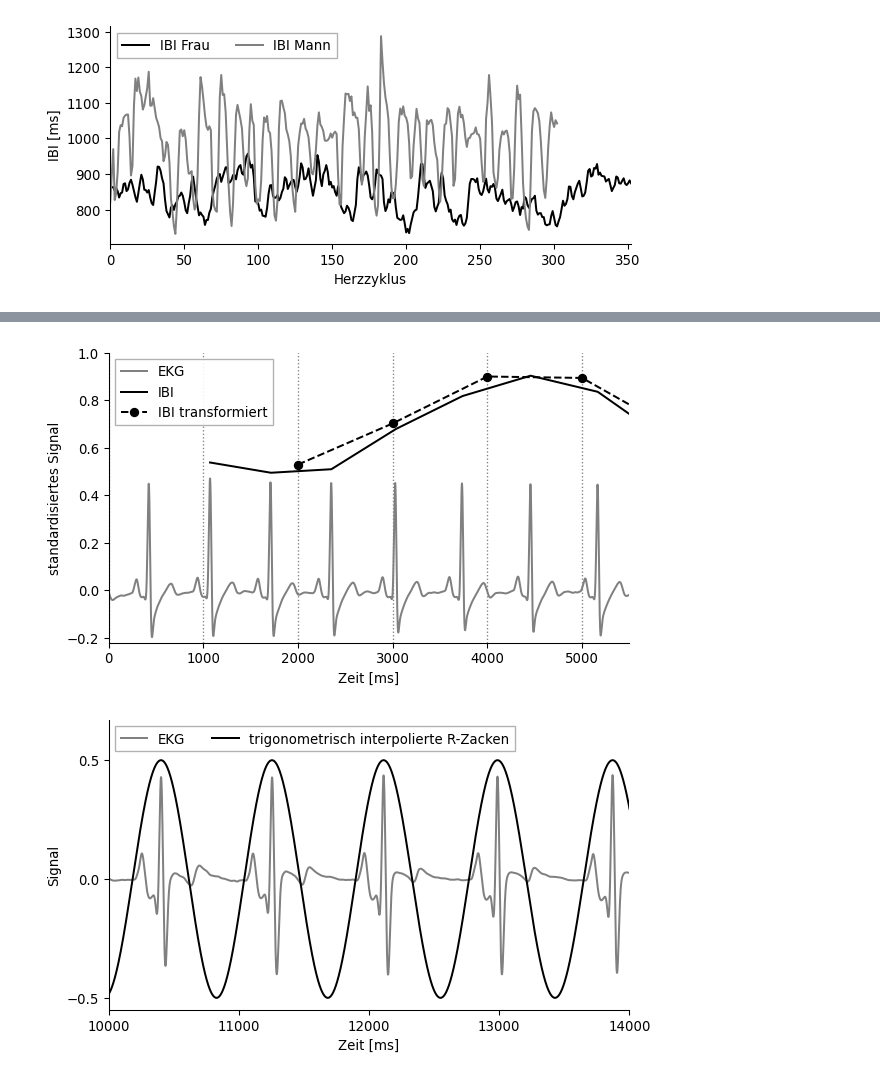
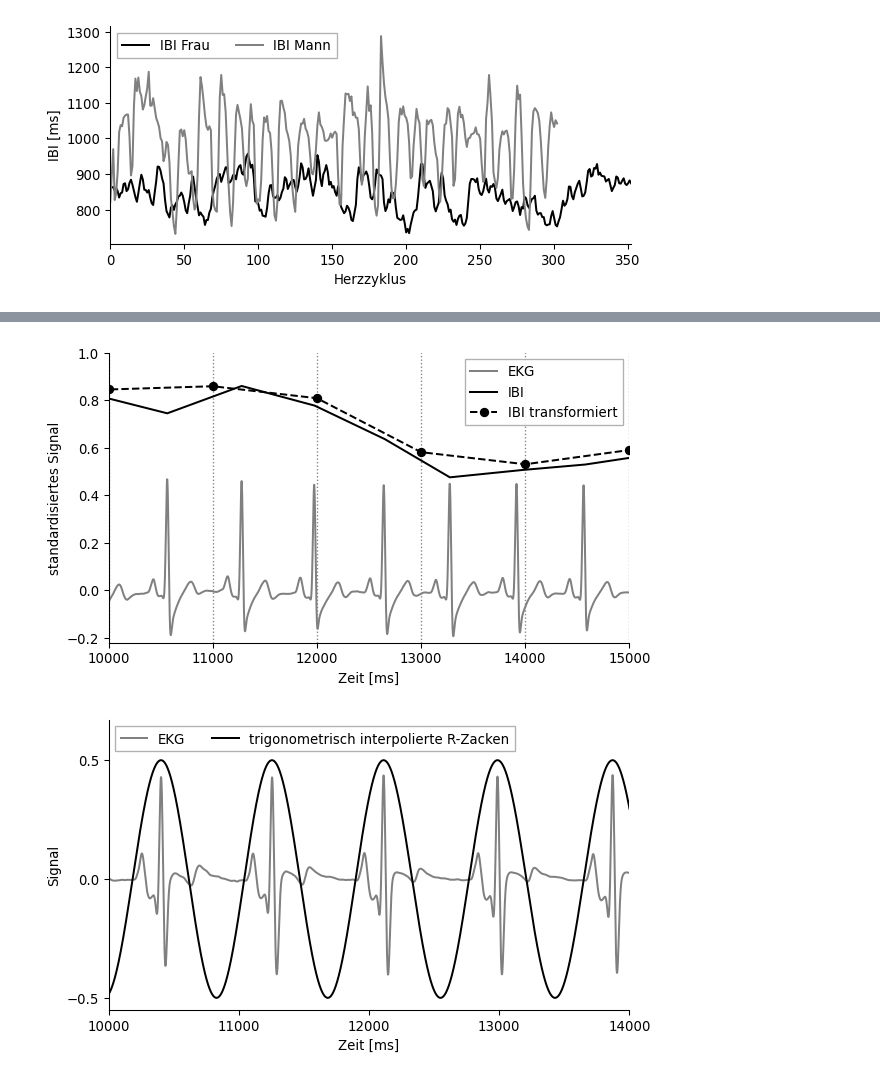
Before and after one commit to visserle/two-hearts, a Jupyter notebook: 04_more_plots.ipynb, the cells around one changed output, grey strips where cells are left out. Drawn from its saved outputs; the diff is of its cells as text; code cells hidden in the pictures.

```diff
--- a/04_more_plots.ipynb
+++ b/04_more_plots.ipynb
@@ -112,8 +112,9 @@ def get_ibi_timeseries(rpeaks, ibi, start, begin_at_0):
     return ibi_ts
 
 
-# Calculate the limits to plot IBIs within the time interval from xlim1 to xlim2
 def get_ibi_plot_limits(ibi, ibi_ts, xlim1, xlim2):
+    """Calculates the limits to plot IBIs within the time interval from xlim1 to xlim2
+    """
     lim1_time = np.argmax(ibi_ts[xlim1:xlim2] > 0)+xlim1
     lim2_time = xlim2-np.argmax(ibi_ts[xlim2:xlim1:-1] > 0)
 
@@ -152,17 +153,18 @@ def get_ibi_timeseries_interpolated_window(ibi_ts_ip):
     ibi_ts_ip_win = ibi_ts_ip_win.iloc[::sampling_rate]
     return ibi_ts_ip_win
 
-# Normalize data
 def get_normalized_df(df):
+    """Normalize data."""
     normalized_df = (df-df.min())/(df.max()-df.min())
     return normalized_df
 
-# Flatten nested list
+
 def flatten(xss):
+    """Flatten nested list."""
     return [x for xs in xss for x in xs]
 
-# Round to 10^2
 def round_to_E2(x):
+    """Round to 10^2."""
     return int(round(x / 100.0)) * 100
 # %%
 # Get data
@@ -506,42 +444,40 @@ plt.savefig("plots/ibi_distribution.png", dpi=512, bbox_inches='tight')
 # %%
 # Plot linear interpolated IBIs
+# Reminder: plots data with different number of datapoints for IBI and transformed IBI
 p = 4
-# Reminder: plot data with different number of datapoints for IBI and tranformed IBI
 fig = plt.figure(figsize=[7, 4], dpi=dpi)
 
-# plt.xlim(xlim1, xlim2)
-plt.xlim(0, 5500)
+plt.xlim(10000, 15000)
 plt.ylim(ymax=1, ymin=-0.22)
 plt.margins(x=0)
 
-# plt.title("EKG-Signal im Vergleich zu linear interpolierten IBI-Werten")
 plt.xlabel('Zeit [ms]')
 plt.ylabel('standardisiertes Signal')
 
 # multiple lines all full height
 plt.vlines(
     x=list(range(0, len(rpeaks[con][0]), 1000)),
     ymin=-2,
     ymax=2,
     colors='grey',
     ls=':', lw=1)
 plt.plot(
     ecg[con][p],
     '-', color='grey',
     label="EKG")
 plt.plot(
     get_normalized_df(ibi_ts_ip[con][p]),
     'k-', label="IBI")
 plt.plot(
     get_normalized_df(ibi_ts_ip_win[con][p]),
     'k--o', label="IBI transformiert")
 
 sns.despine()
 plt.legend(loc="best", frameon=True)
 
 plt.savefig("plots/ecg_ibi.png", dpi=512, bbox_inches='tight')
 # %% [output]
-[figure, old version]
+[figure, new version]
 # %%
 # Plot trigonomic interpolated R-peaks
 p = 0
```
Also changed, not shown: parts of 6 cells of this notebook, 5 other files.
